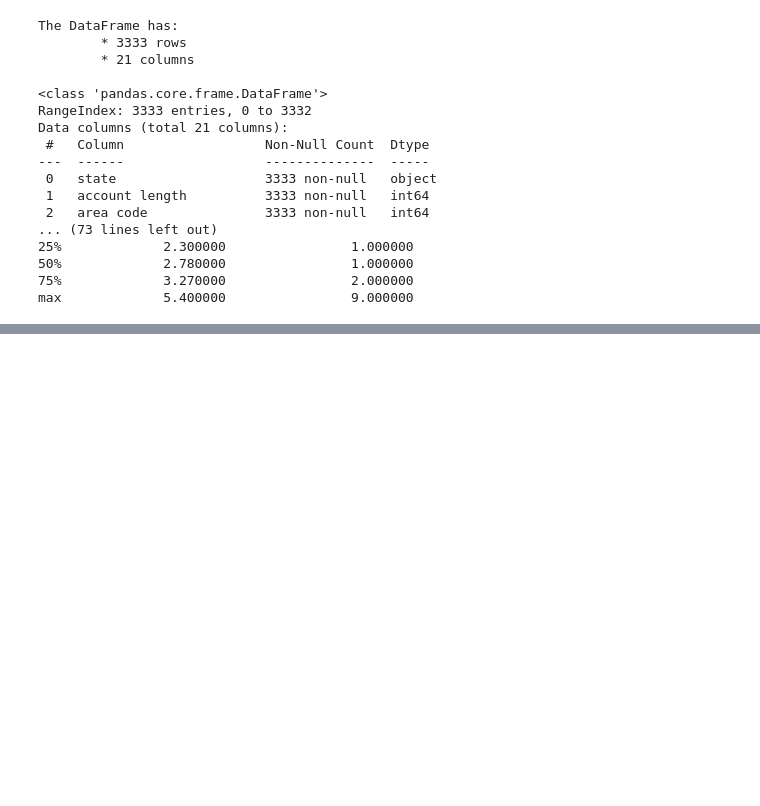
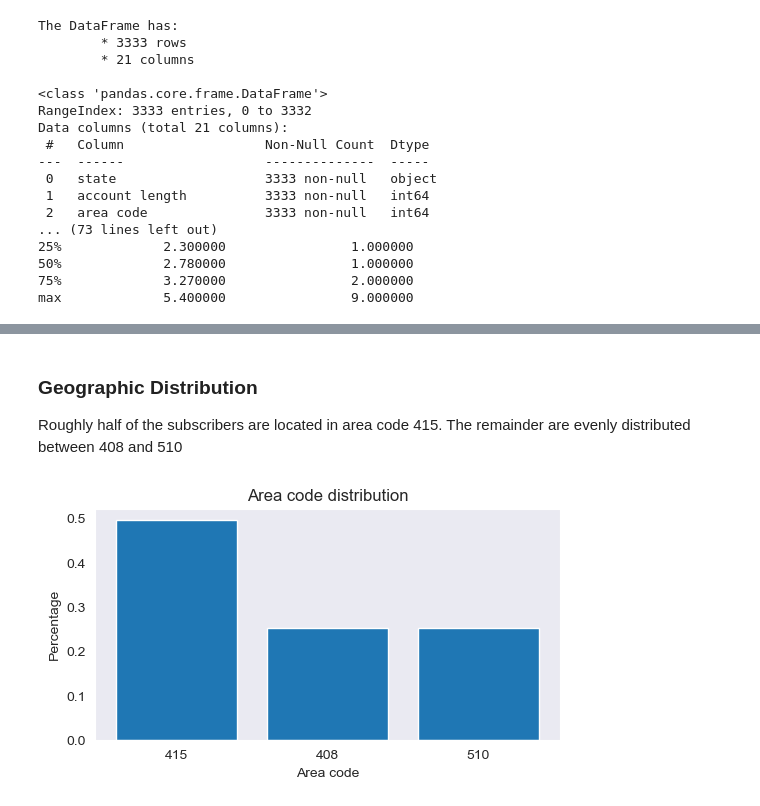
Before and after one commit to paddyokore/phase3-project, a Jupyter notebook: notebook_technical_presentation.ipynb, the cells around one changed output, grey strips where cells are left out. Saved outputs shown, nothing was run; the diff lists cells and outputs as text; code cells hidden in the pictures; blank space fills up the shorter version.

```diff
--- a/notebook_technical_presentation.ipynb
+++ b/notebook_technical_presentation.ipynb
@@ -185,0 +284,13 @@ conv(df, 'phone number')
+# %% [markdown]
+### Geographic Distribution
+Roughly half of the subscribers are located in area code 415. The remainder are evenly distributed between 408 and 510
+# %%
+# regional distribution
+fig, ax = plt.subplots(figsize=(6, 3))
+
+plt.bar(['415', '408', '510'], df['area code'].value_counts(normalize=True).values)
+plt.title('Area code distribution')
+plt.xlabel('Area code')
+plt.ylabel('Percentage');
+# %% [output]
+[figure, added]
```
Also changed, not shown: parts of 18 cells of this notebook.
